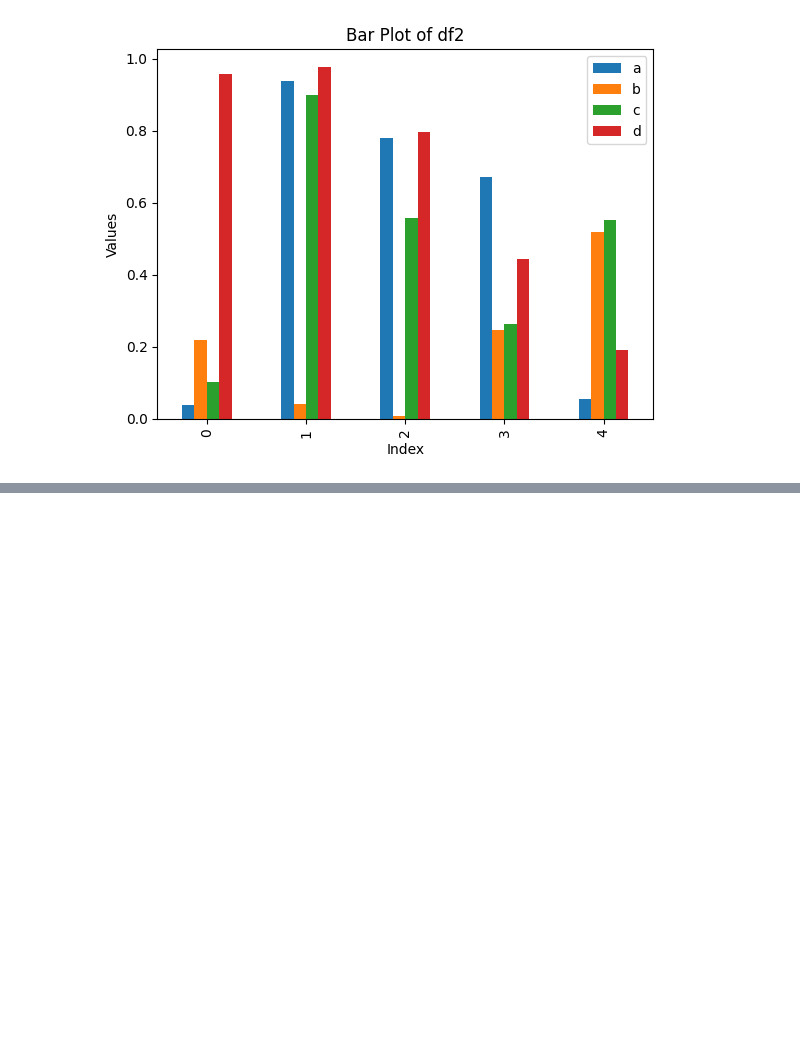
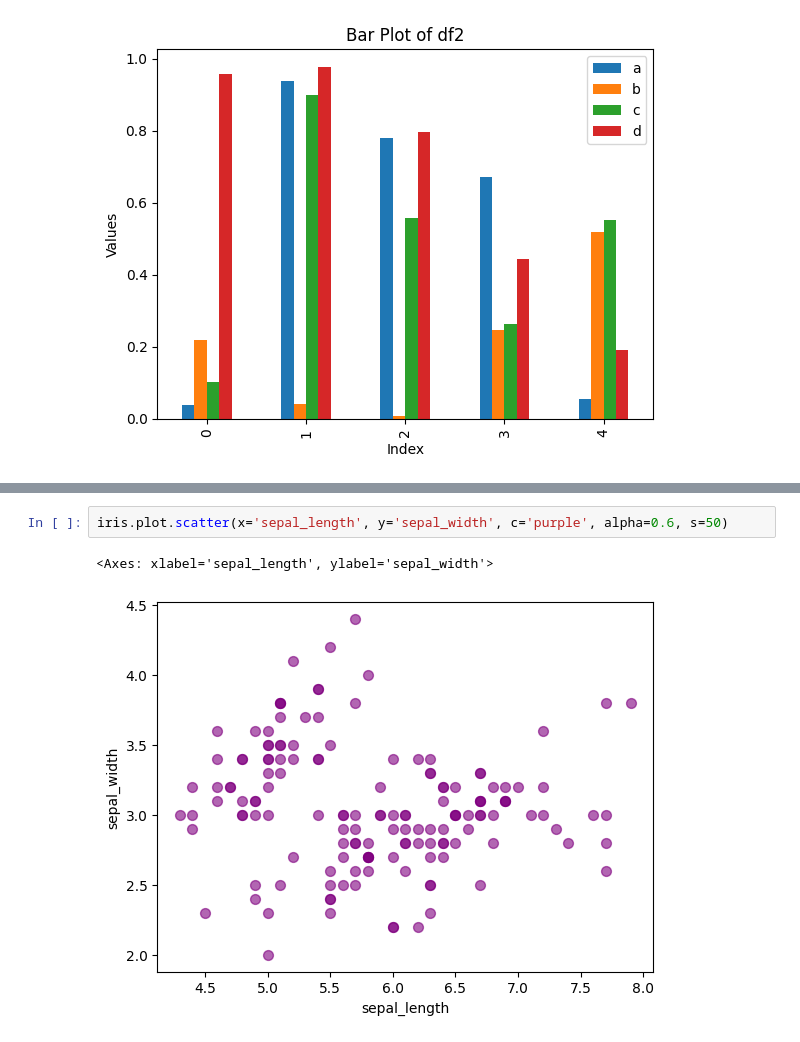
Before and after one commit to DannyCui-2016/Machine-Learning-Approach-Session, a Jupyter notebook: section 10/pandas in data visualization.ipynb, the cells around one changed output, grey strips where cells are left out. Drawn from its saved outputs; the diff is of its cells as text; blank space fills up the shorter version.

```diff
--- a/section 10/pandas in data visualization.ipynb
+++ b/section 10/pandas in data visualization.ipynb
@@ -64,0 +75,5 @@ plt.show()
+# %%
+iris.plot.scatter(x='sepal_length', y='sepal_width', c='purple', alpha=0.6, s=50)
+# %% [output]
+<Axes: xlabel='sepal_length', ylabel='sepal_width'>
+[figure, added]
```
Also changed, not shown: parts of 4 cells of this notebook.
